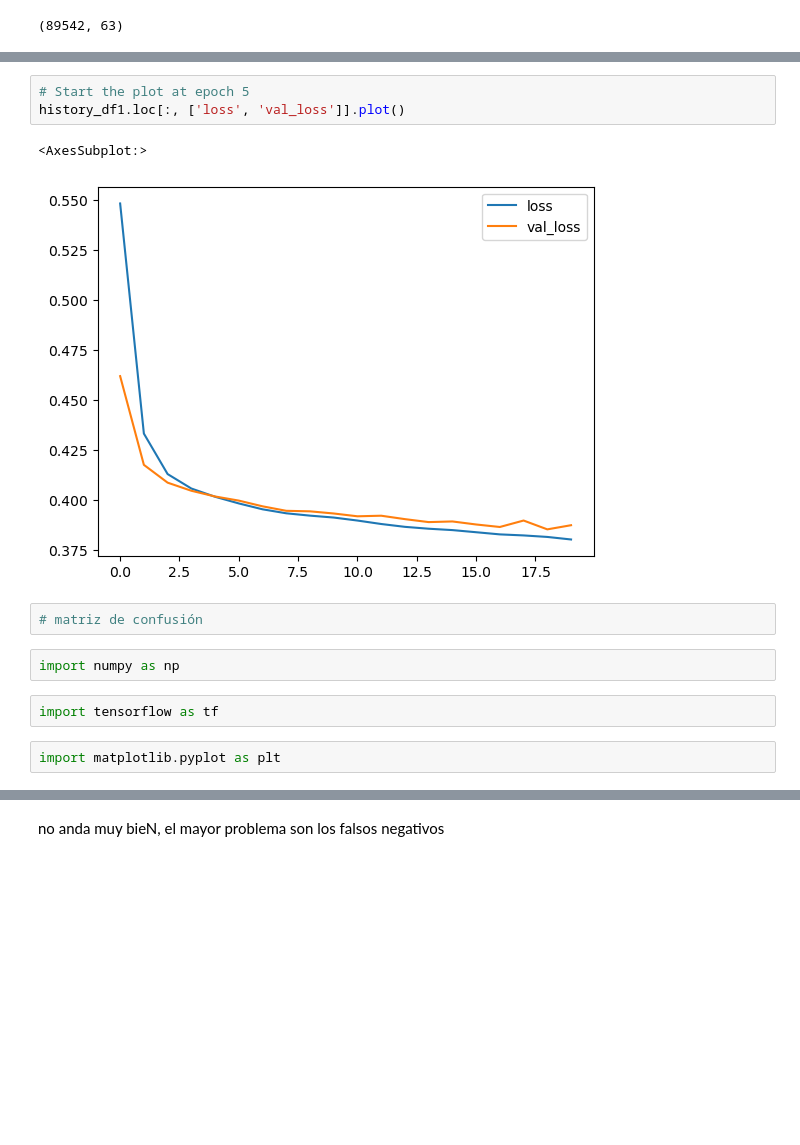
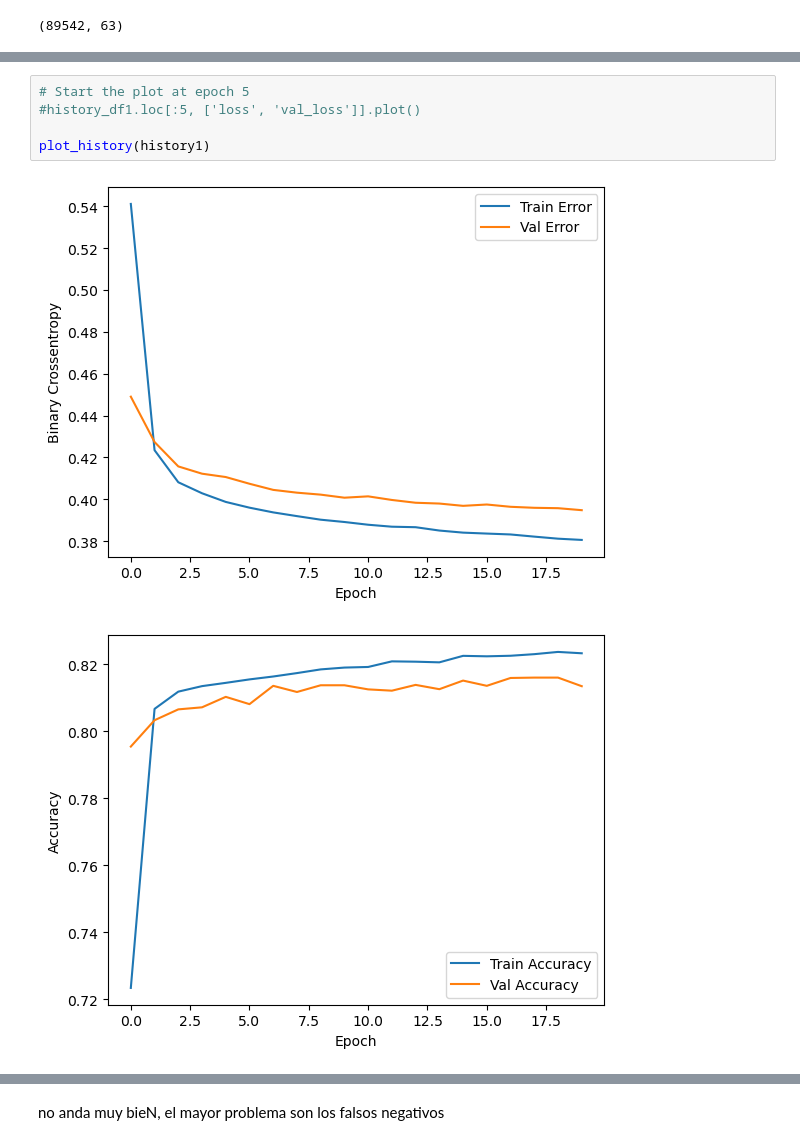
Before and after one commit to MNGARCIA085/IA---Study, a Jupyter notebook: S4 - Classification/Classification.ipynb, the cells around one changed output, grey strips where cells are left out. Cells and saved outputs as stored; diff of their text form; blank space fills up the shorter version.

```diff
--- a/S4 - Classification/Classification.ipynb
+++ b/S4 - Classification/Classification.ipynb
@@ -293,15 +396,9 @@ history_df1.head()
 # %%
 # Start the plot at epoch 5
-history_df1.loc[:, ['loss', 'val_loss']].plot()
+#history_df1.loc[:5, ['loss', 'val_loss']].plot()
+
+plot_history(history1)
 # %% [output]
-<AxesSubplot:>
-[figure, old version]
+[figure, new version]
+[figure, added]
-# %%
-# matriz de confusión
-# %%
-import numpy as np
-# %%
-import tensorflow as tf
-# %%
-import matplotlib.pyplot as plt
 # %%
```
Also changed, not shown: parts of 26 cells of this notebook, 16 other files.
